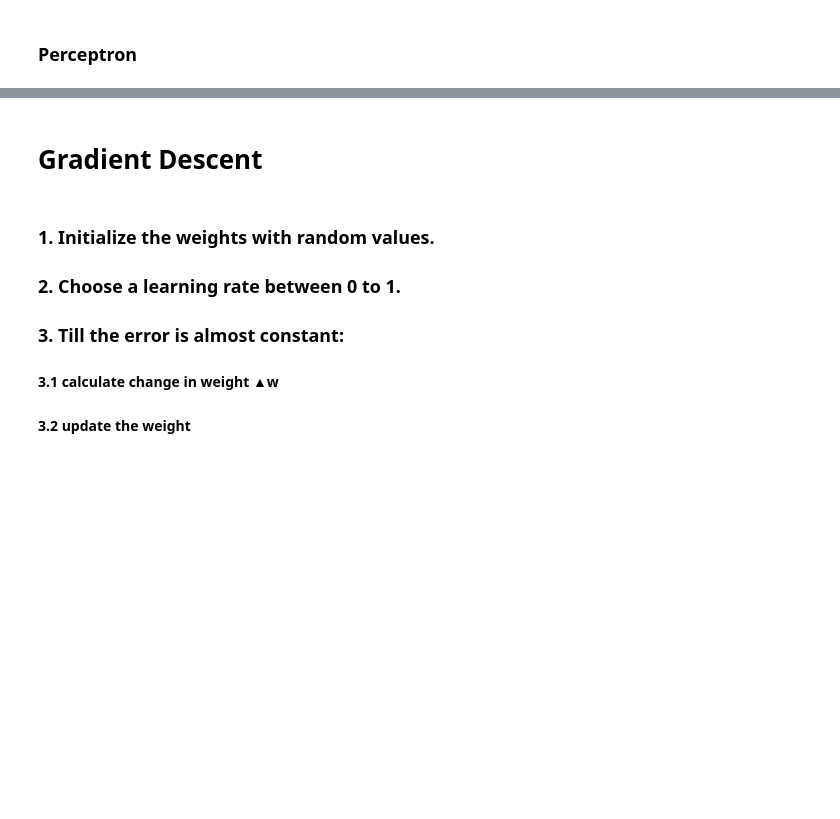
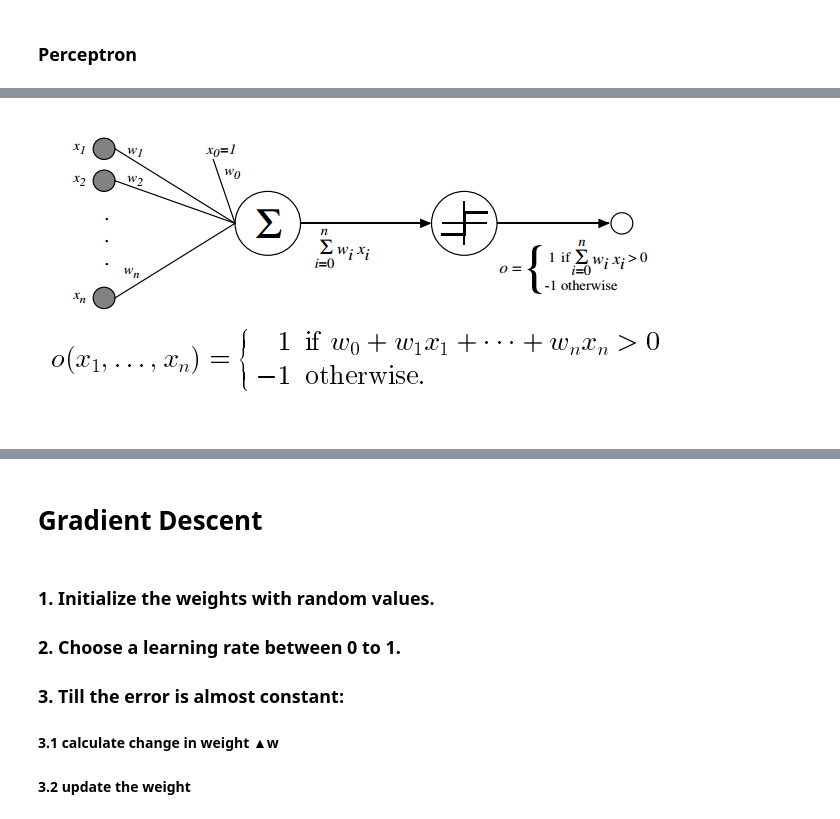
Before and after one commit to shreyans29/thesemicolon, a Jupyter notebook: Perceptron and Gradient Descent.ipynb, the cells around one changed output, grey strips where cells are left out. Cells and saved outputs as stored; diff of their text form; code cells hidden in the pictures; blank space fills up the shorter version.

```diff
--- a/Perceptron and Gradient Descent.ipynb
+++ b/Perceptron and Gradient Descent.ipynb
@@ -8,0 +3,5 @@
+# %%
+from IPython.display import Image
+Image("perceptron.png")
+# %% [output]
+[figure, added]
```
Also changed, not shown: parts of 7 cells of this notebook.
